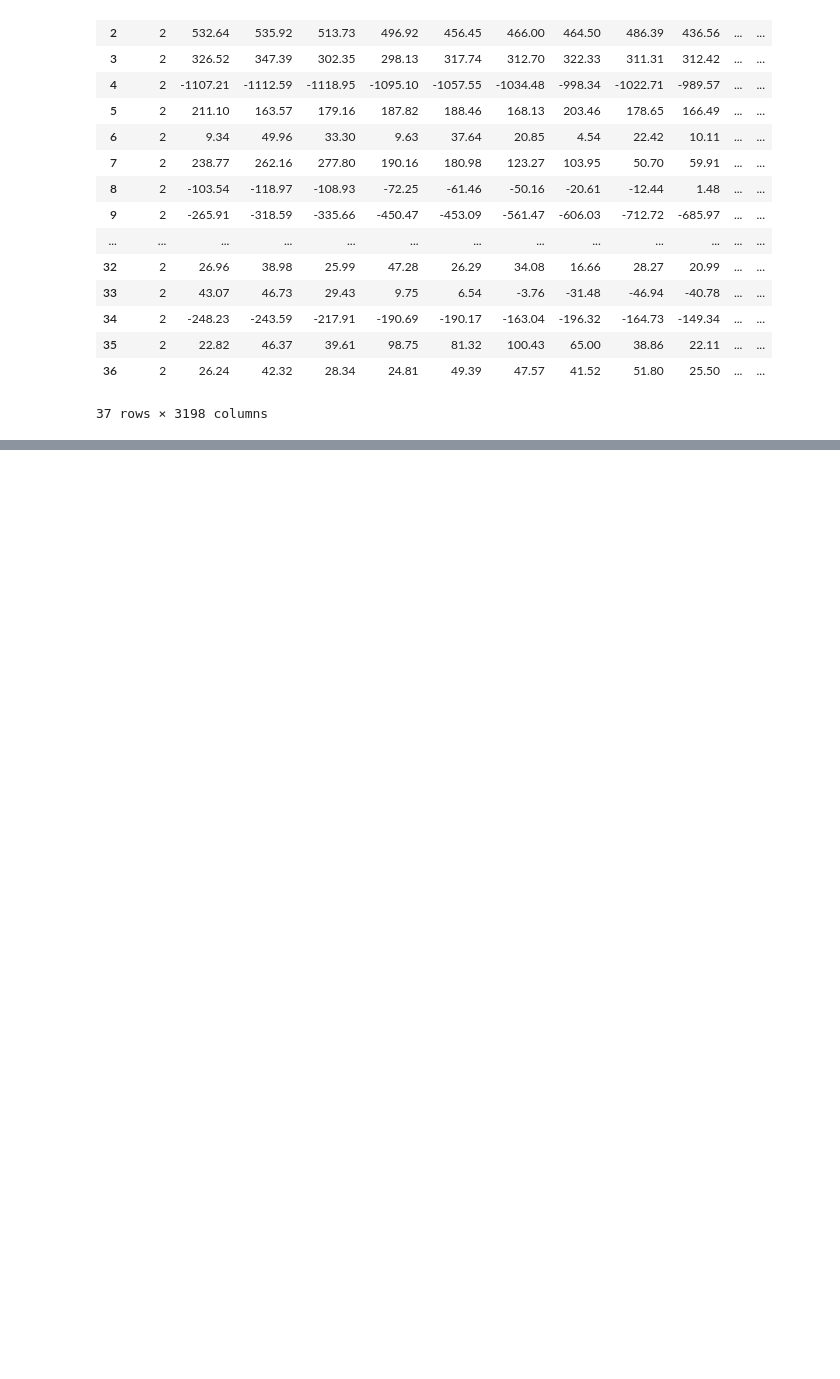
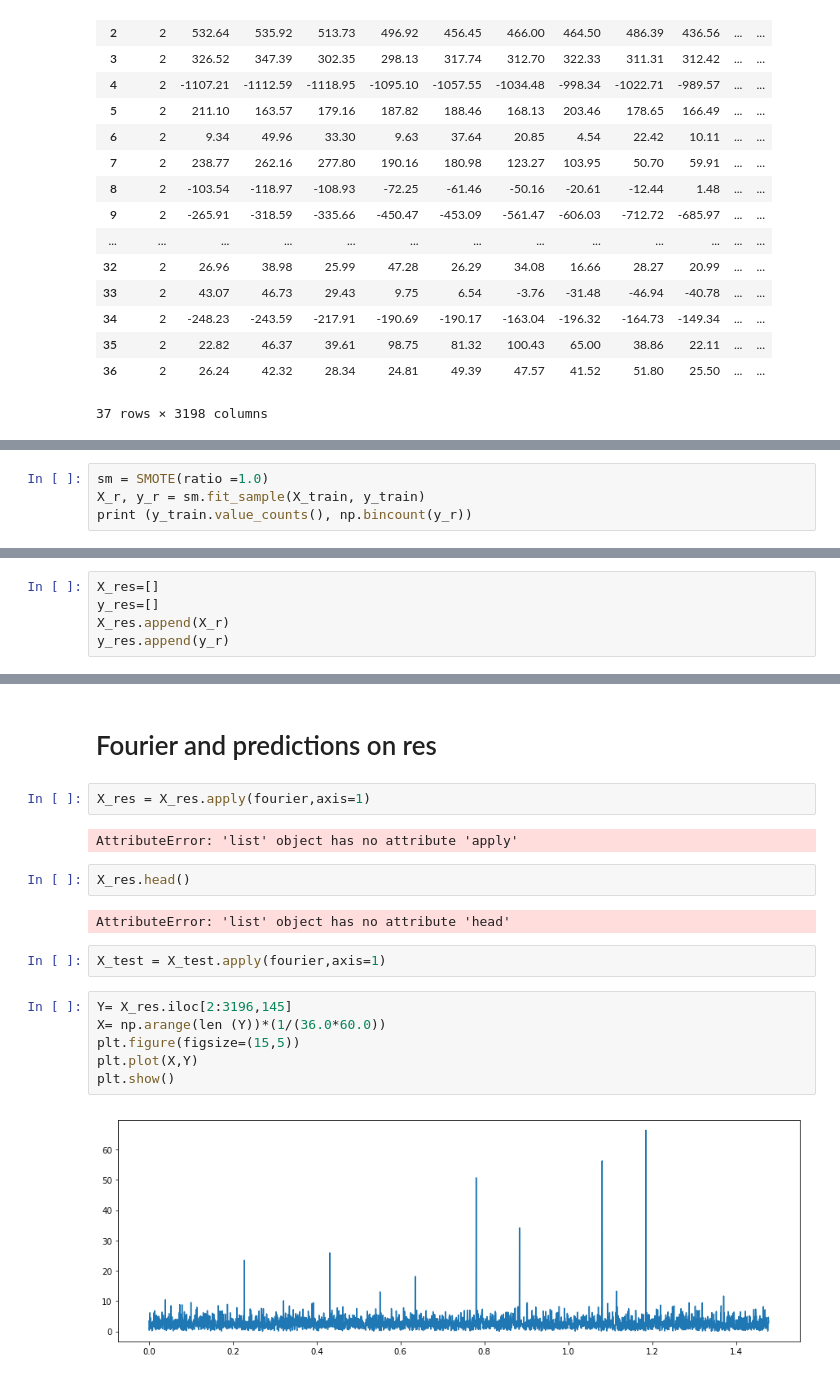
Before and after one commit to jfcarmonag/exoplanet-star-detection, a Jupyter notebook: exostar.ipynb, the cells around one changed output, grey strips where cells are left out. Saved outputs shown, nothing was run; the diff lists cells and outputs as text; blank space fills up the shorter version.

```diff
--- a/exostar.ipynb
+++ b/exostar.ipynb
@@ -110,0 +187,4 @@ plt.show()
+# %%
+sm = SMOTE(ratio =1.0)
+X_r, y_r = sm.fit_sample(X_train, y_train)
+print (y_train.value_counts(), np.bincount(y_r))
@@ -110,0 +198,5 @@ plt.show()
+# %%
+X_res=[]
+y_res=[]
+X_res.append(X_r)
+y_res.append(y_r)
@@ -110,0 +267,20 @@ plt.show()
+# %% [markdown]
+# Fourier and predictions on res
+# %%
+X_res = X_res.apply(fourier,axis=1)
+# %% [output]
+AttributeError: 'list' object has no attribute 'apply'
+# %%
+X_res.head()
+# %% [output]
+AttributeError: 'list' object has no attribute 'head'
+# %%
+X_test = X_test.apply(fourier,axis=1)
+# %%
+Y= X_res.iloc[2:3196,145]
+X= np.arange(len (Y))*(1/(36.0*60.0))
+plt.figure(figsize=(15,5))
+plt.plot(X,Y)
+plt.show()
+# %% [output]
+[figure, added]
```
Also changed, not shown: parts of 77 cells of this notebook.
